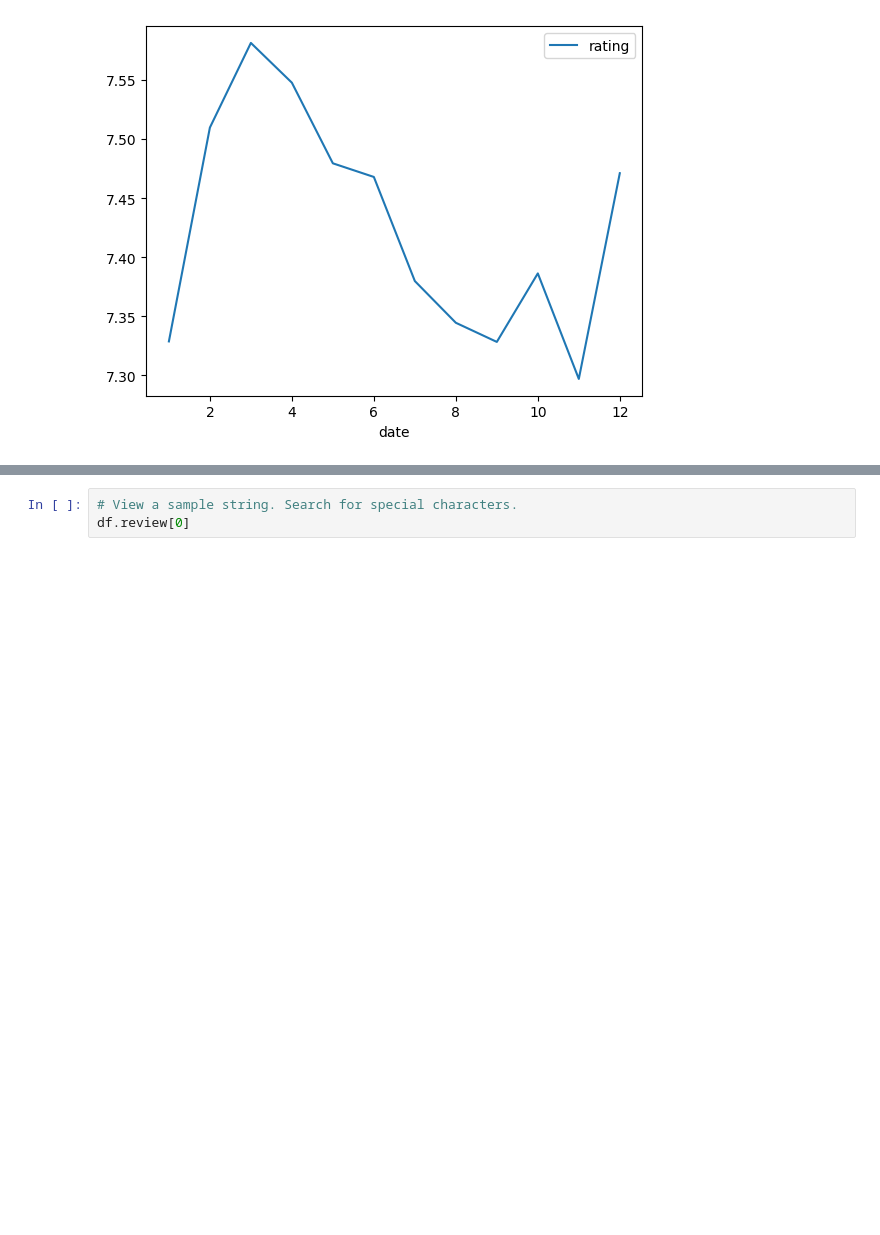
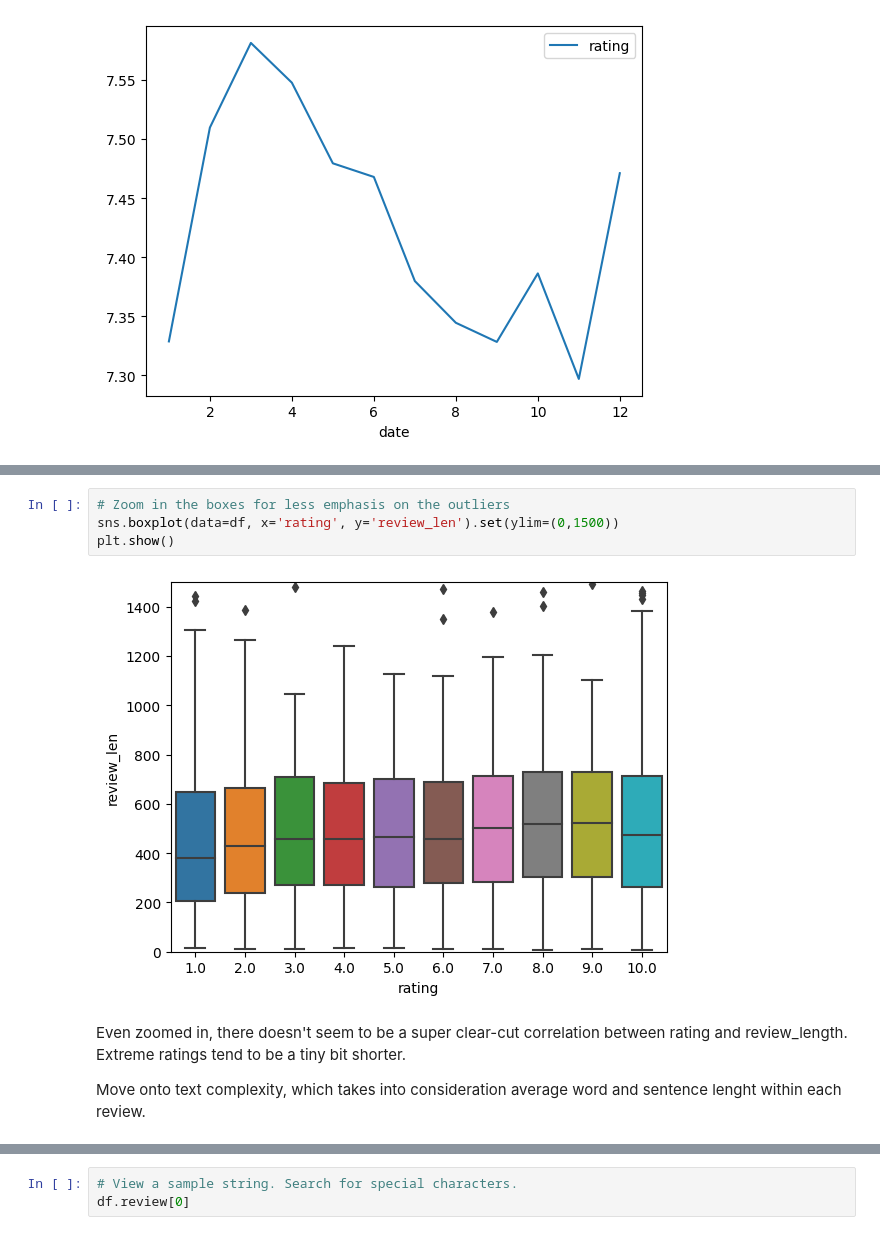
Before and after one commit to fractaldatalearning/psychedelic_efficacy, a Jupyter notebook: notebooks/3-kl-studies-early-eda-parse.ipynb, the cells around one changed output, grey strips where cells are left out. Saved outputs shown, nothing was run; the diff lists cells and outputs as text; blank space fills up the shorter version.

```diff
--- a/notebooks/3-kl-studies-early-eda-parse.ipynb
+++ b/notebooks/3-kl-studies-early-eda-parse.ipynb
@@ -550,0 +579,10 @@ The review column contains narratives where patients explain their experience wi
+# %%
+# Zoom in the boxes for less emphasis on the outliers
+sns.boxplot(data=df, x='rating', y='review_len').set(ylim=(0,1500))
+plt.show()
+# %% [output]
+[figure, added]
+# %% [markdown]
+Even zoomed in, there doesn't seem to be a super clear-cut correlation between rating and review_length. Extreme ratings tend to be a tiny bit shorter.
+
+Move onto text complexity, which takes into consideration average word and sentence lenght within each review.
```
Also changed, not shown: parts of 28 cells of this notebook, 2 other files.
